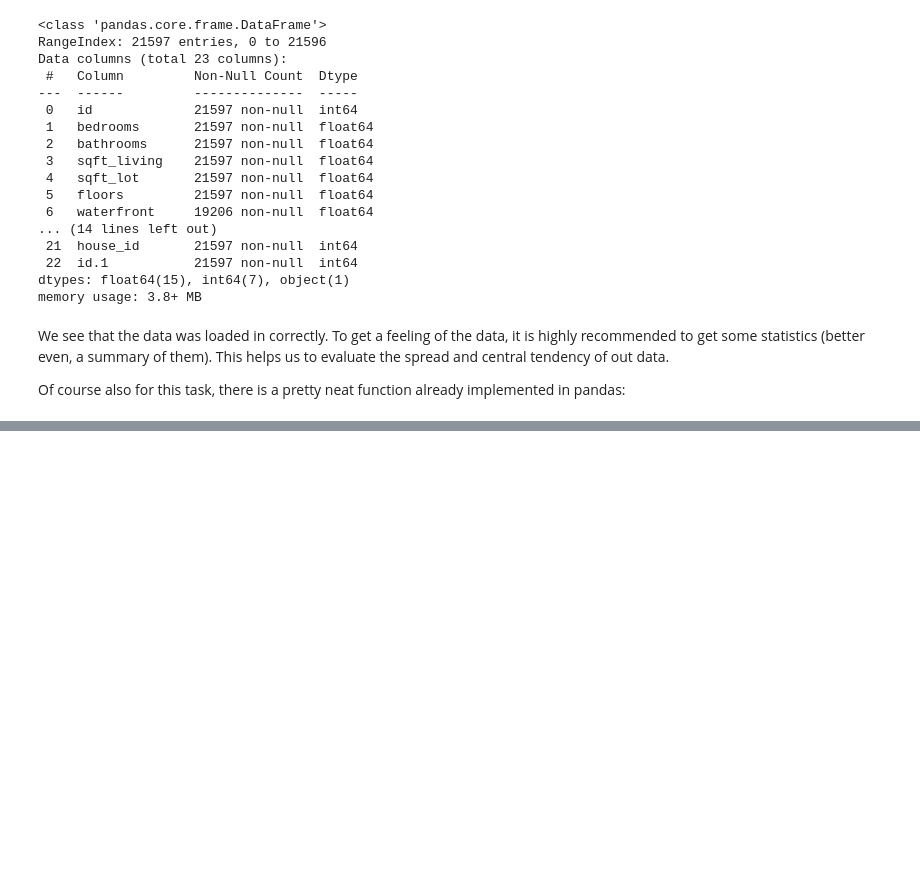
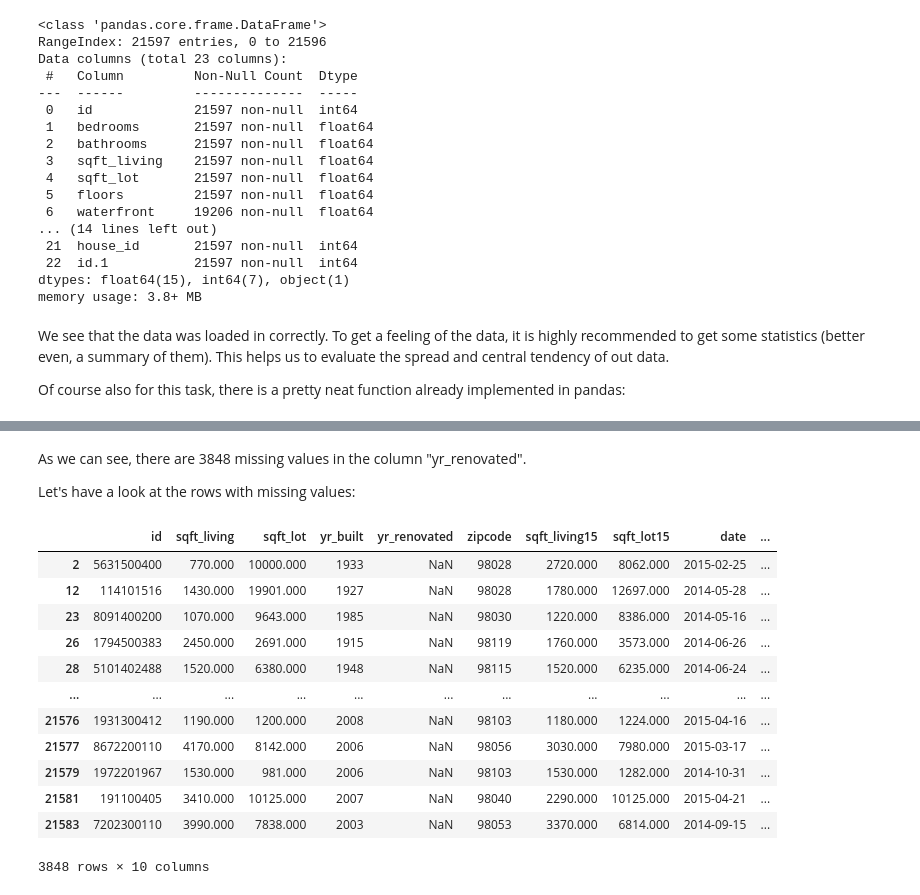
Before and after one commit to S3B3C/EDA-project_Housing, a Jupyter notebook: EDA.ipynb, the cells around one changed output, grey strips where cells are left out. Cells and saved outputs as stored; diff of their text form; code cells hidden in the pictures; blank space fills up the shorter version.

```diff
--- a/EDA.ipynb
+++ b/EDA.ipynb
@@ -242,0 +382,20 @@ Based on the overview of the joined Data tables and the characteristics of thr C
+# %% [markdown]
+As we can see, there are 3848 missing values in the column "yr_renovated".
+
+Let's have a look at the rows with missing values:
+# %%
+df_dropped[df_dropped['yr_renovated'].isnull()]
+# %% [output]
+|  | id | sqft_living | sqft_lot | yr_built | yr_renovated | zipcode | sqft_living15 | sqft_lot15 | date | ... |
+| 2 | 5631500400 | 770.000 | 10000.000 | 1933 | NaN | 98028 | 2720.000 | 8062.000 | 2015-02-25 | ... |
+| 12 | 114101516 | 1430.000 | 19901.000 | 1927 | NaN | 98028 | 1780.000 | 12697.000 | 2014-05-28 | ... |
+| 23 | 8091400200 | 1070.000 | 9643.000 | 1985 | NaN | 98030 | 1220.000 | 8386.000 | 2014-05-16 | ... |
+| 26 | 1794500383 | 2450.000 | 2691.000 | 1915 | NaN | 98119 | 1760.000 | 3573.000 | 2014-06-26 | ... |
+| 28 | 5101402488 | 1520.000 | 6380.000 | 1948 | NaN | 98115 | 1520.000 | 6235.000 | 2014-06-24 | ... |
+| ... | ... | ... | ... | ... | ... | ... | ... | ... | ... | ... |
+| 21576 | 1931300412 | 1190.000 | 1200.000 | 2008 | NaN | 98103 | 1180.000 | 1224.000 | 2015-04-16 | ... |
+| 21577 | 8672200110 | 4170.000 | 8142.000 | 2006 | NaN | 98056 | 3030.000 | 7980.000 | 2015-03-17 | ... |
+| 21579 | 1972201967 | 1530.000 | 981.000 | 2006 | NaN | 98103 | 1530.000 | 1282.000 | 2014-10-31 | ... |
+| 21581 | 191100405 | 3410.000 | 10125.000 | 2007 | NaN | 98040 | 2290.000 | 10125.000 | 2015-04-21 | ... |
+| 21583 | 7202300110 | 3990.000 | 7838.000 | 2003 | NaN | 98053 | 3370.000 | 6814.000 | 2014-09-15 | ... |
+3848 rows × 10 columns
```
Also changed, not shown: parts of 71 cells of this notebook.
